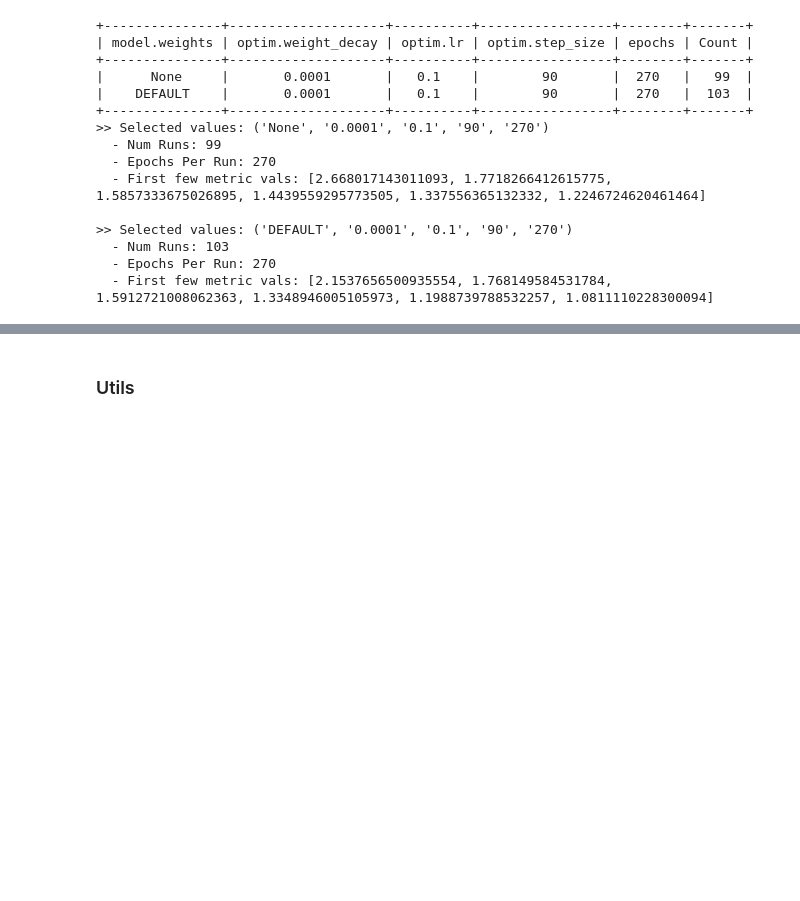
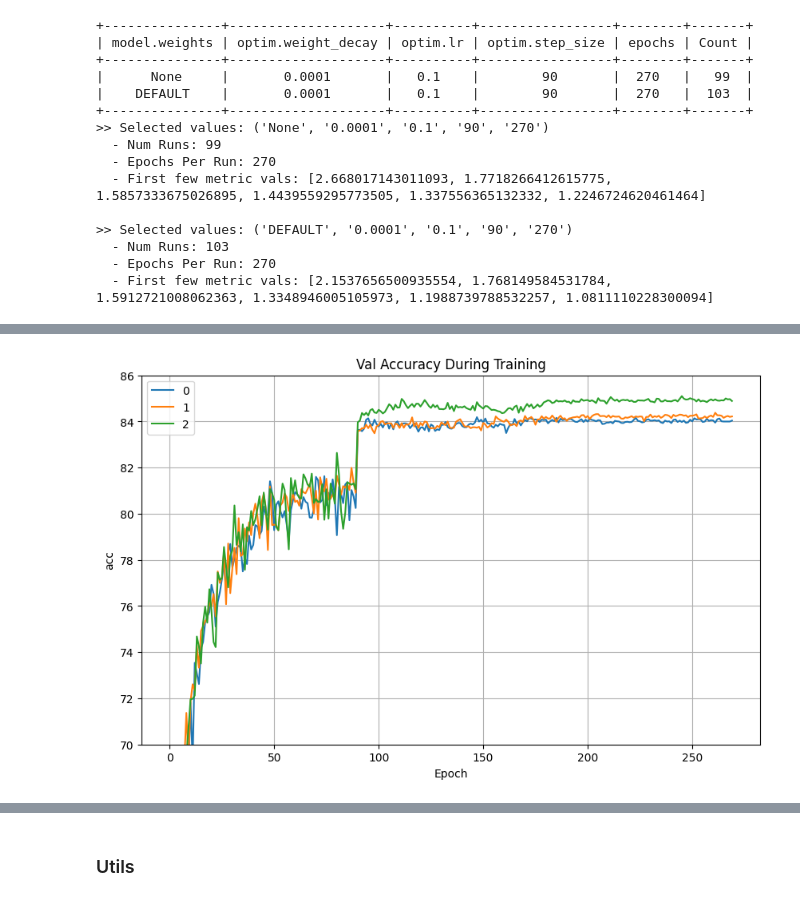
Before and after one commit to drothermel/dr_gen, a Jupyter notebook: notebooks/calc_metrics.ipynb, the cells around one changed output, grey strips where cells are left out. Drawn from its saved outputs; the diff is of its cells as text; code cells hidden in the pictures; blank space fills up the shorter version.

```diff
--- a/notebooks/calc_metrics.ipynb
+++ b/notebooks/calc_metrics.ipynb
@@ -271,0 +300,11 @@ for k, v in selected_metrics.items():
+# %%
+# Example: Plot one split for multiple inds (manually selected)
+pu.plot_lines(
+    pu.get_plt_cfg(
+        ylabel="acc", title="Val Accuracy During Training",
+        ylim=(70, 86), labels=[0,1,2],
+    ),
+    rp.get_runs_metrics(all_runs_metrics, "val", "acc1", [0,1,2]),
+)
+# %% [output]
+[figure, added]
```
Also changed, not shown: parts of 8 cells of this notebook, 2 other files.
